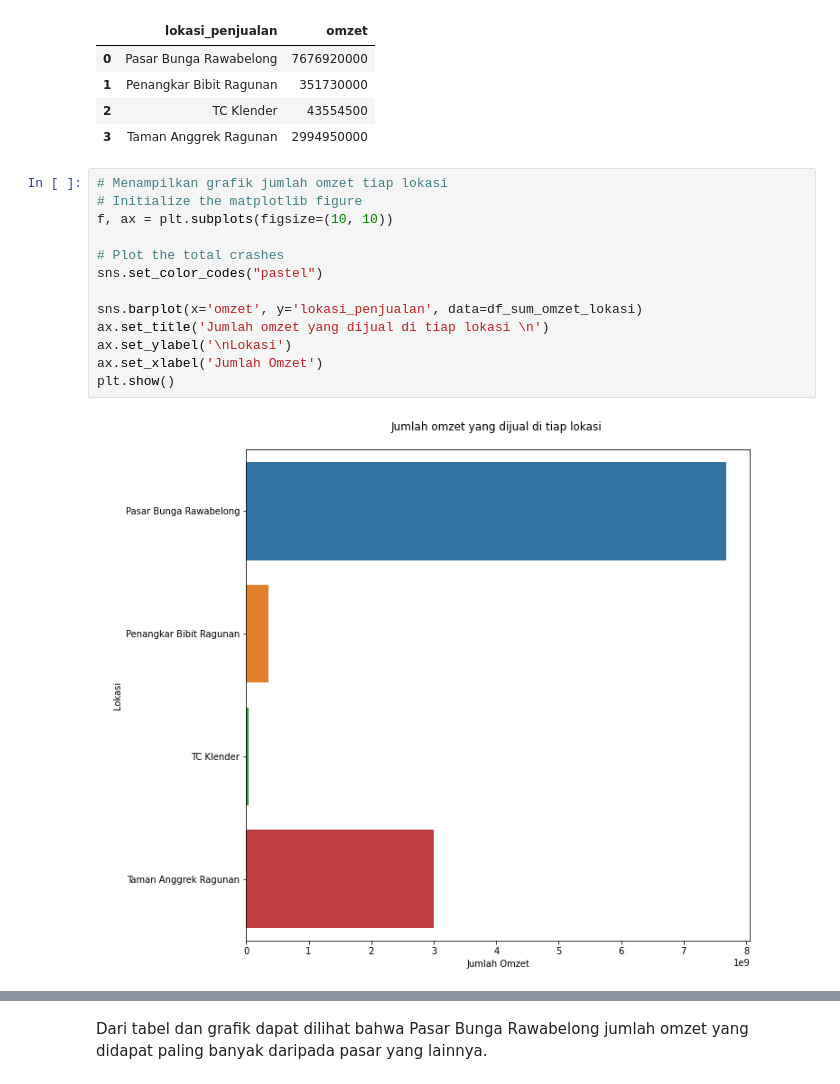
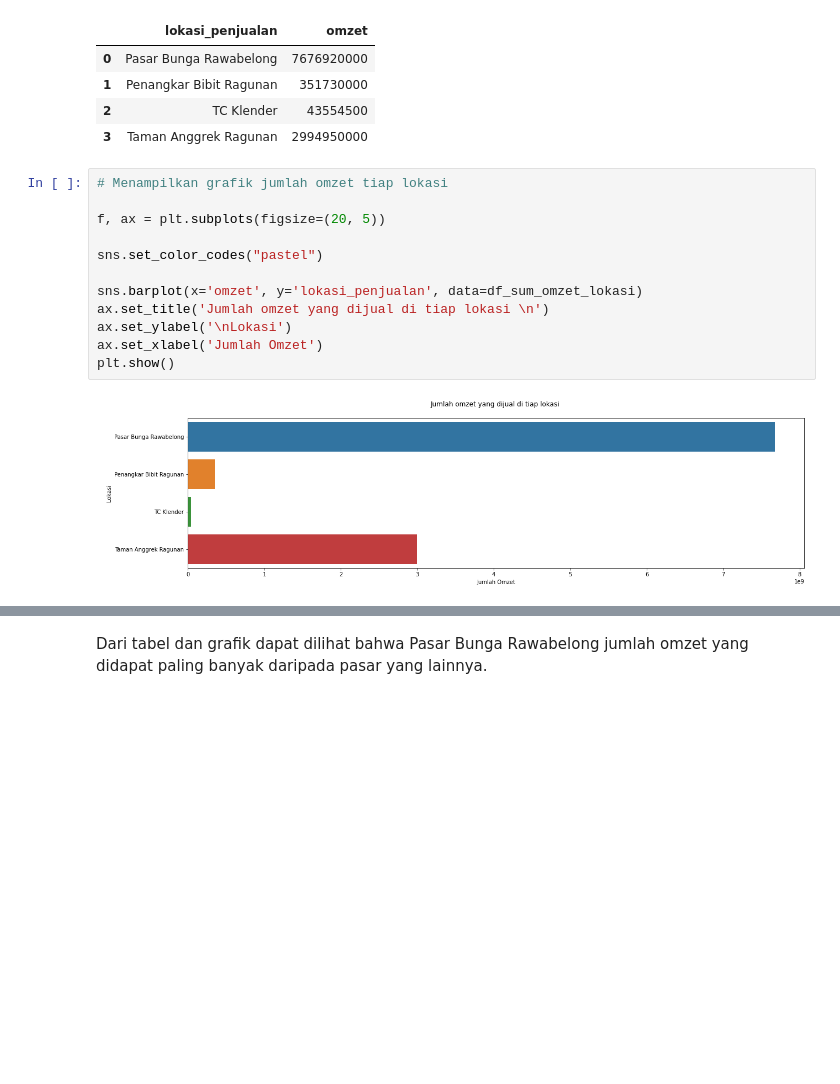
Before and after one commit to bayuryunarko/Data-visualization, a Jupyter notebook: VD_Pemasaran_Bunga_Jakarta.ipynb, the cells around one changed output, grey strips where cells are left out. Drawn from its saved outputs; the diff is of its cells as text; blank space fills up the shorter version.

```diff
--- a/VD_Pemasaran_Bunga_Jakarta.ipynb
+++ b/VD_Pemasaran_Bunga_Jakarta.ipynb
@@ -96,17 +96,16 @@ df_sum_omzet_lokasi
 | 3 | Taman Anggrek Ragunan | 2994950000 |
 # %%
 # Menampilkan grafik jumlah omzet tiap lokasi
-# Initialize the matplotlib figure
-f, ax = plt.subplots(figsize=(10, 10))
 
-# Plot the total crashes
+f, ax = plt.subplots(figsize=(20, 5))
+
 sns.set_color_codes("pastel")
 
 sns.barplot(x='omzet', y='lokasi_penjualan', data=df_sum_omzet_lokasi)
 ax.set_title('Jumlah omzet yang dijual di tiap lokasi \n')
 ax.set_ylabel('\nLokasi')
 ax.set_xlabel('Jumlah Omzet')
 plt.show()
 # %% [output]
-[figure, old version]
+[figure, new version]
 # %%
```
Also changed, not shown: parts of 14 cells of this notebook.
